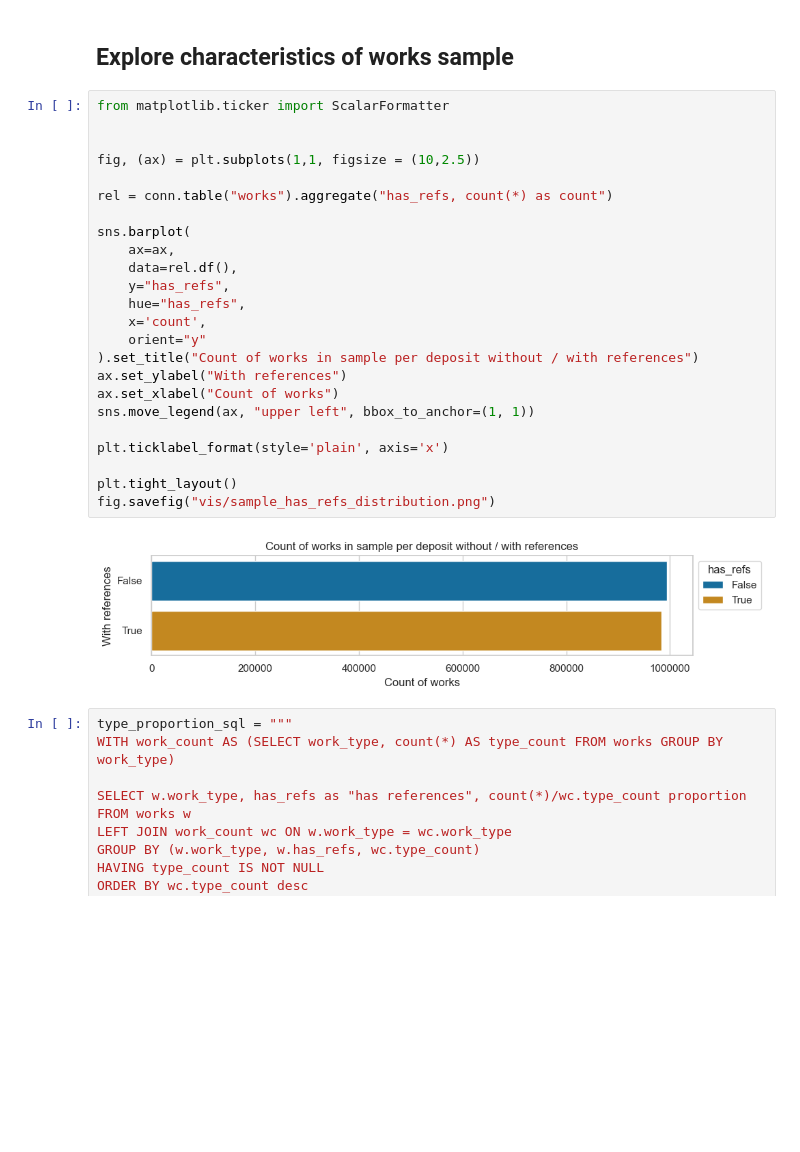
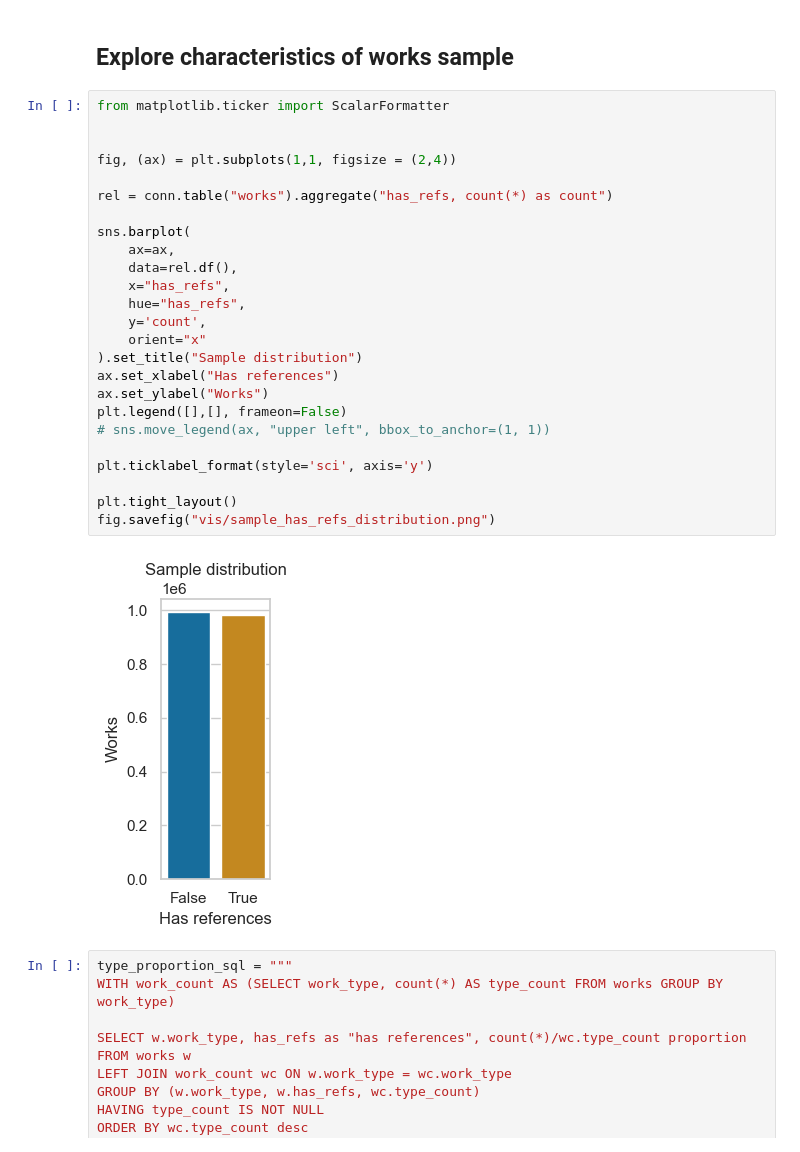
Before and after one commit to kat-kel/jubilant-barnacle, a Jupyter notebook: notebook.ipynb, the cells around one changed output. Saved outputs shown, nothing was run; the diff lists cells and outputs as text; blank space fills up the shorter version.

```diff
--- a/notebook.ipynb
+++ b/notebook.ipynb
@@ -27,29 +42,30 @@ conn.sql("show tables")
 # %%
 from matplotlib.ticker import ScalarFormatter
 
 
-fig, (ax) = plt.subplots(1,1, figsize = (10,2.5))
+fig, (ax) = plt.subplots(1,1, figsize = (2,4))
 
 rel = conn.table("works").aggregate("has_refs, count(*) as count")
 
 sns.barplot(
     ax=ax,
     data=rel.df(),
-    y="has_refs",
+    x="has_refs",
     hue="has_refs",
-    x='count',
-    orient="y"
-).set_title("Count of works in sample per deposit without / with references")
-ax.set_ylabel("With references")
-ax.set_xlabel("Count of works")
-sns.move_legend(ax, "upper left", bbox_to_anchor=(1, 1))
+    y='count',
+    orient="x"
+).set_title("Sample distribution")
+ax.set_xlabel("Has references")
+ax.set_ylabel("Works")
+plt.legend([],[], frameon=False)
+# sns.move_legend(ax, "upper left", bbox_to_anchor=(1, 1))
 
-plt.ticklabel_format(style='plain', axis='x')
+plt.ticklabel_format(style='sci', axis='y')
 
 plt.tight_layout()
 fig.savefig("vis/sample_has_refs_distribution.png")
 # %% [output]
-[figure, old version]
+[figure, new version]
 # %%
 type_proportion_sql = """
 WITH work_count AS (SELECT work_type, count(*) AS type_count FROM works GROUP BY work_type)
```
Also changed, not shown: parts of 6 cells of this notebook.
